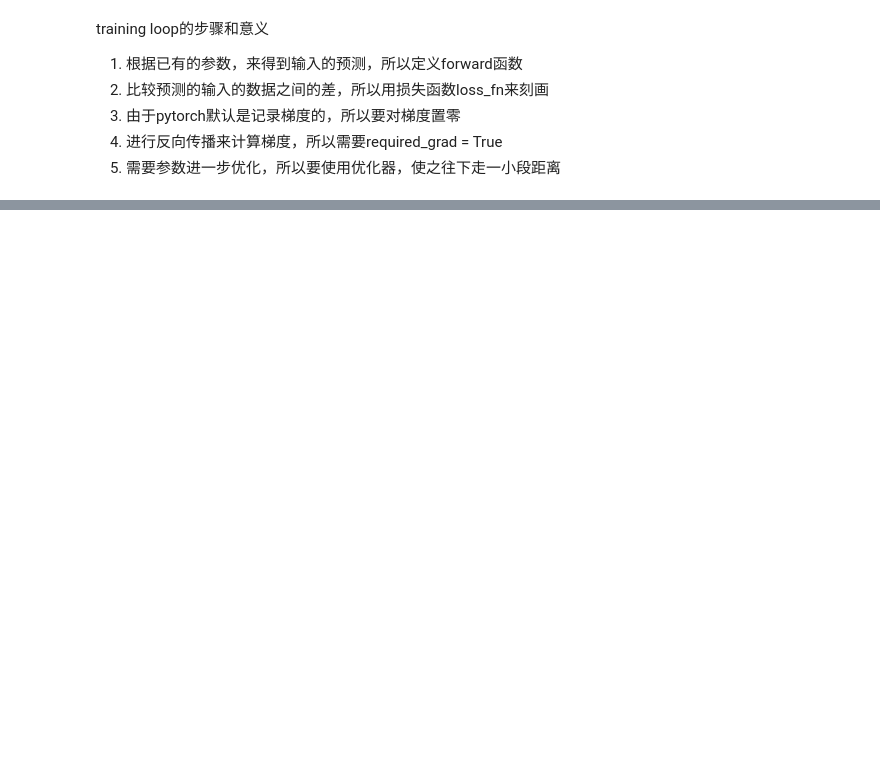
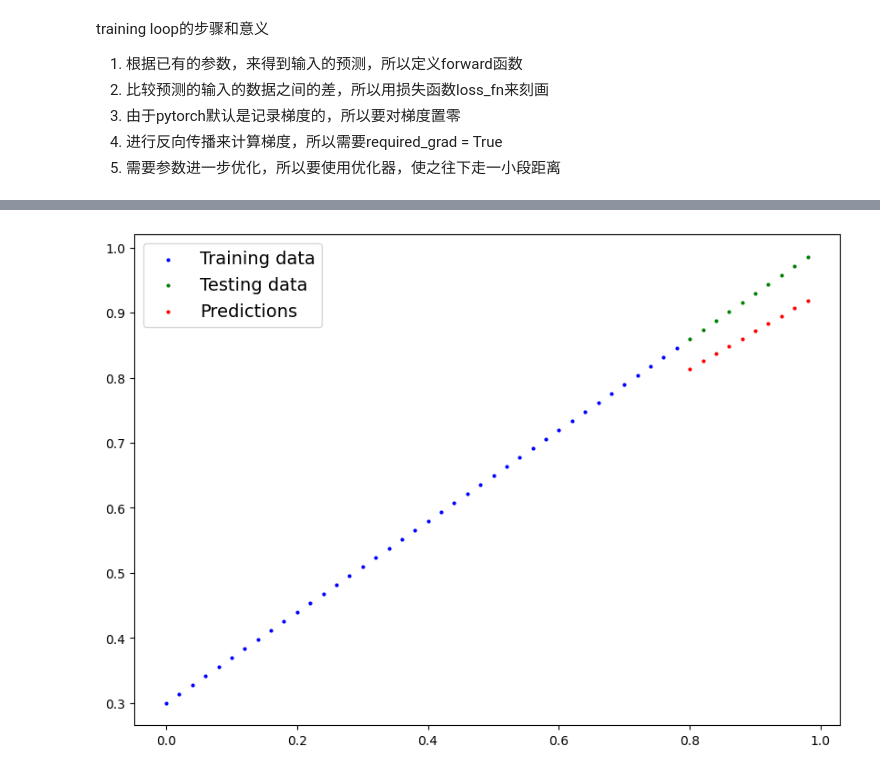
Before and after one commit to jaweee/torch-ia, a Jupyter notebook: chapter1/workflow-fundamentals.ipynb, the cells around one changed output, grey strips where cells are left out. Saved outputs shown, nothing was run; the diff lists cells and outputs as text; code cells hidden in the pictures; blank space fills up the shorter version.

```diff
--- a/chapter1/workflow-fundamentals.ipynb
+++ b/chapter1/workflow-fundamentals.ipynb
@@ -213,0 +231,7 @@ plt.legend();
+# %%
+model_0.eval()
+
+with torch.inference_mode():
+    y_preds = model_0(X_test)
+
+y_preds
@@ -213,0 +249,4 @@ plt.legend();
+# %%
+plot_predictions(predictions=y_preds)
+# %% [output]
+[figure, added]
```
Also changed, not shown: parts of 6 cells of this notebook.
